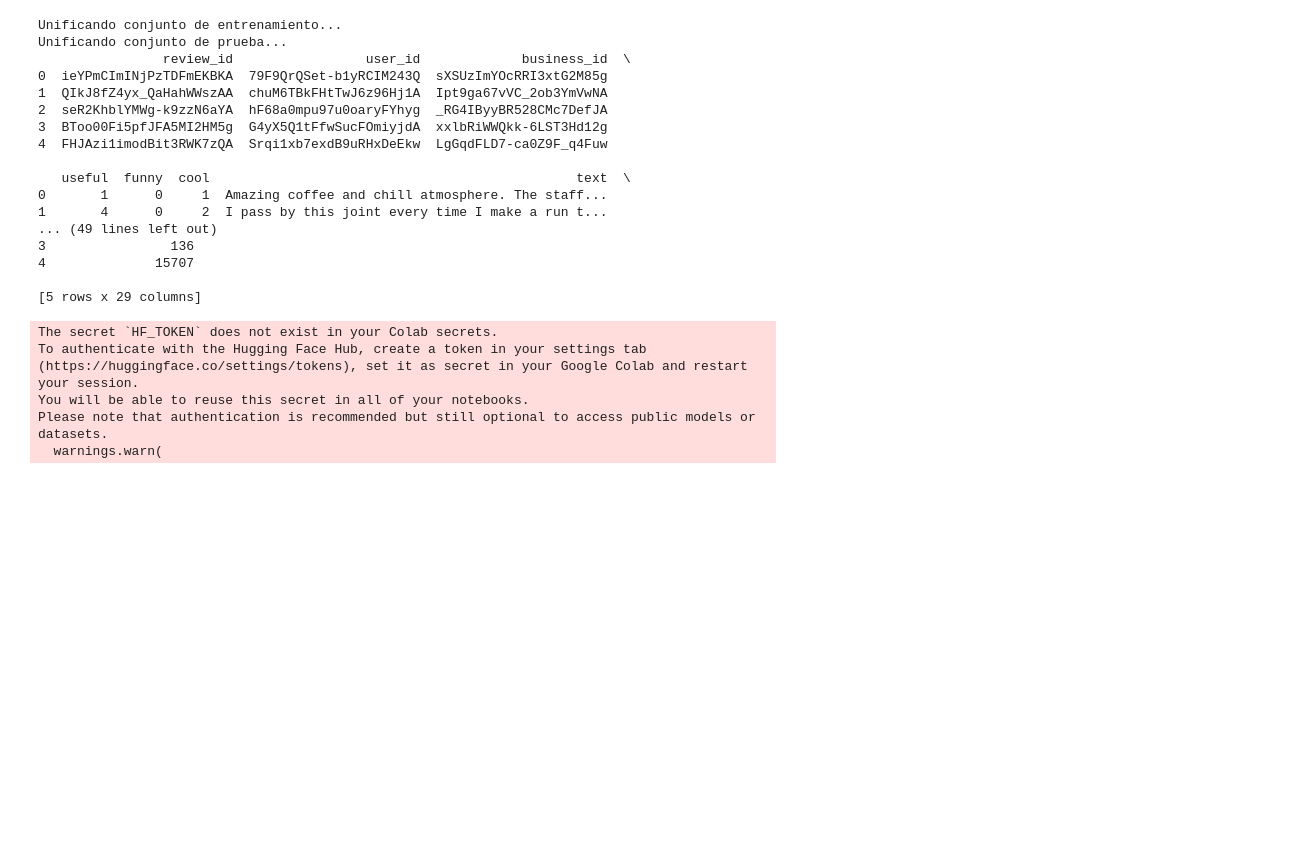
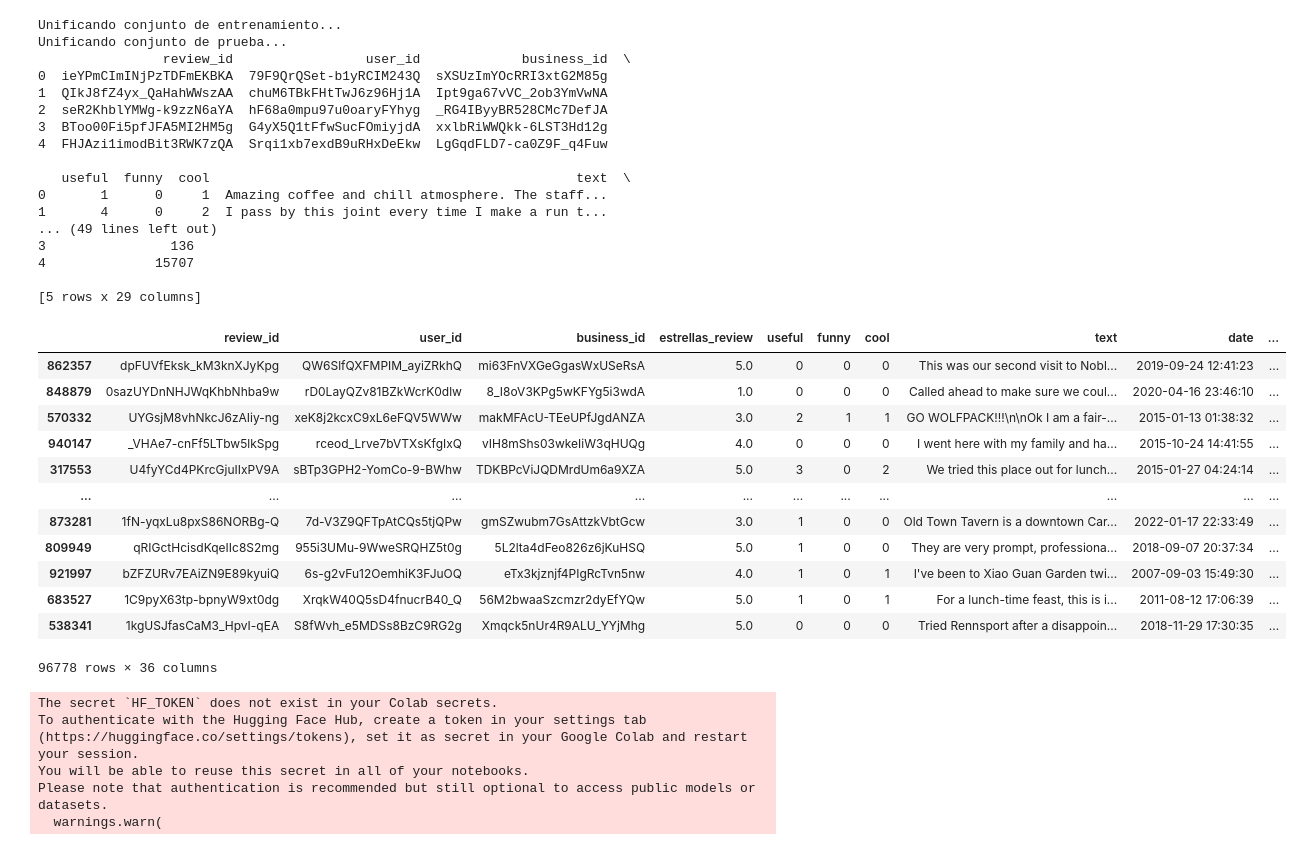
Before and after one commit to llull179/Recomendadores, a Jupyter notebook: Competicion2/ML.ipynb, the cells around one changed output. Cells and saved outputs as stored; diff of their text form; code cells hidden in the pictures; blank space fills up the shorter version.

```diff
--- a/Competicion2/ML.ipynb
+++ b/Competicion2/ML.ipynb
@@ -223,4 +223,20 @@ Unificando conjunto de prueba...
 # Reducir al 20%
 train_reducido = train_completo.sample(frac=0.1, random_state=42)
 #test_reducido = test_completo.sample(frac=0.01, random_state=42)  #20% aleatorio reproducible
+# %%
+train_reducido
+# %% [output]
+|  | review_id | user_id | business_id | estrellas_review | useful | funny | cool | text | date | ... |
+| 862357 | dpFUVfEksk_kM3knXJyKpg | QW6SlfQXFMPIM_ayiZRkhQ | mi63FnVXGeGgasWxUSeRsA | 5.0 | 0 | 0 | 0 | This was our second visit to Nobl... | 2019-09-24 12:41:23 | ... |
+| 848879 | 0sazUYDnNHJWqKhbNhba9w | rD0LayQZv81BZkWcrK0dlw | 8_I8oV3KPg5wKFYg5i3wdA | 1.0 | 0 | 0 | 0 | Called ahead to make sure we coul... | 2020-04-16 23:46:10 | ... |
+| 570332 | UYGsjM8vhNkcJ6zAIiy-ng | xeK8j2kcxC9xL6eFQV5WWw | makMFAcU-TEeUPfJgdANZA | 3.0 | 2 | 1 | 1 | GO WOLFPACK!!!\n\nOk I am a fair-... | 2015-01-13 01:38:32 | ... |
+| 940147 | _VHAe7-cnFf5LTbw5lkSpg | rceod_Lrve7bVTXsKfgIxQ | vIH8mShs03wkeIiW3qHUQg | 4.0 | 0 | 0 | 0 | I went here with my family and ha... | 2015-10-24 14:41:55 | ... |
+| 317553 | U4fyYCd4PKrcGjuIIxPV9A | sBTp3GPH2-YomCo-9-BWhw | TDKBPcViJQDMrdUm6a9XZA | 5.0 | 3 | 0 | 2 | We tried this place out for lunch... | 2015-01-27 04:24:14 | ... |
+| ... | ... | ... | ... | ... | ... | ... | ... | ... | ... | ... |
+| 873281 | 1fN-yqxLu8pxS86NORBg-Q | 7d-V3Z9QFTpAtCQs5tjQPw | gmSZwubm7GsAttzkVbtGcw | 3.0 | 1 | 0 | 0 | Old Town Tavern is a downtown Car... | 2022-01-17 22:33:49 | ... |
+| 809949 | qRIGctHcisdKqeIIc8S2mg | 955i3UMu-9WweSRQHZ5t0g | 5L2lta4dFeo826z6jKuHSQ | 5.0 | 1 | 0 | 0 | They are very prompt, professiona... | 2018-09-07 20:37:34 | ... |
+| 921997 | bZFZURv7EAiZN9E89kyuiQ | 6s-g2vFu12OemhiK3FJuOQ | eTx3kjznjf4PIgRcTvn5nw | 4.0 | 1 | 0 | 1 | I've been to Xiao Guan Garden twi... | 2007-09-03 15:49:30 | ... |
+| 683527 | 1C9pyX63tp-bpnyW9xt0dg | XrqkW40Q5sD4fnucrB40_Q | 56M2bwaaSzcmzr2dyEfYQw | 5.0 | 1 | 0 | 1 | For a lunch-time feast, this is i... | 2011-08-12 17:06:39 | ... |
+| 538341 | 1kgUSJfasCaM3_HpvI-qEA | S8fWvh_e5MDSs8BzC9RG2g | Xmqck5nUr4R9ALU_YYjMhg | 5.0 | 0 | 0 | 0 | Tried Rennsport after a disappoin... | 2018-11-29 17:30:35 | ... |
+96778 rows × 36 columns
 # %%
```
Also changed, not shown: parts of 3 cells of this notebook, 1 other file.
